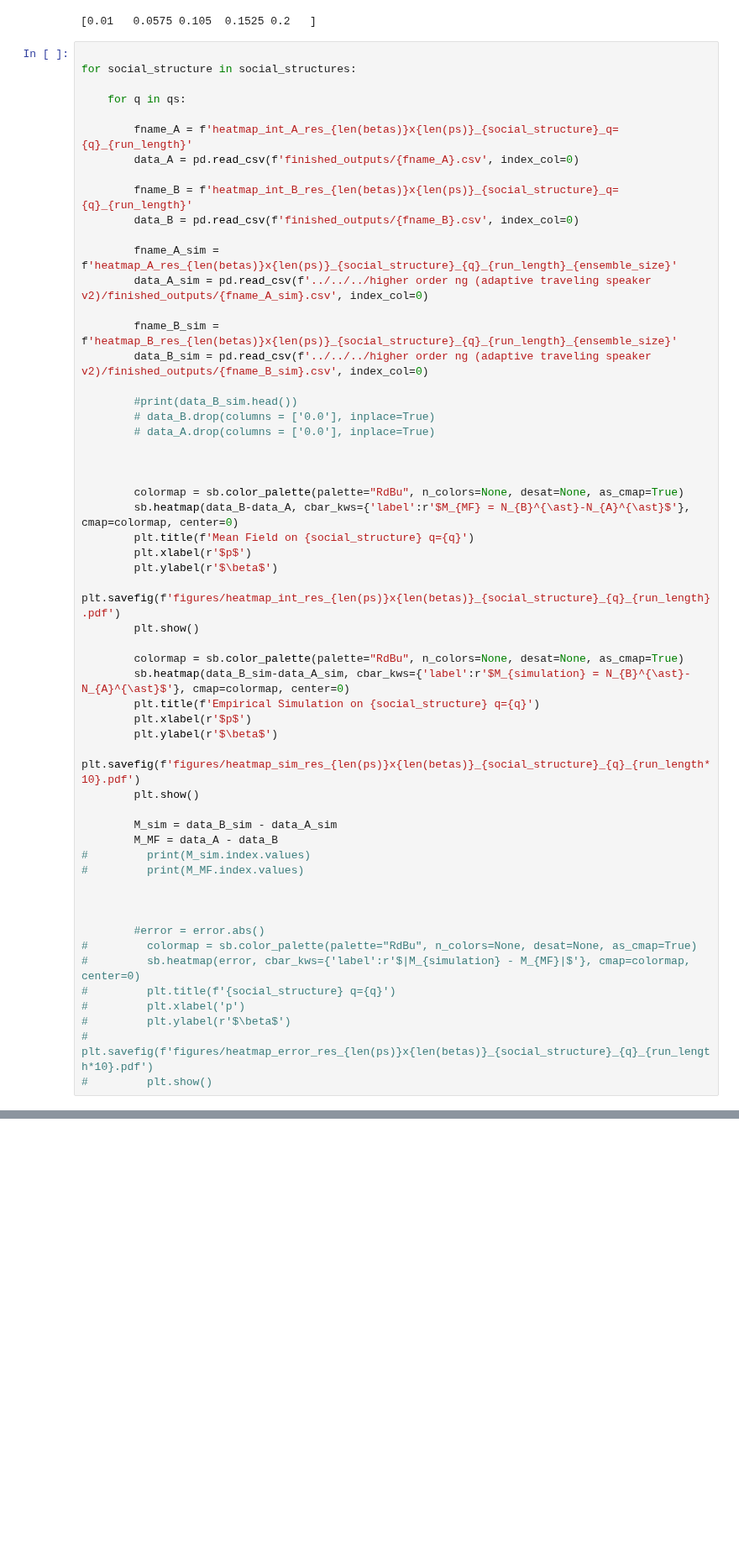
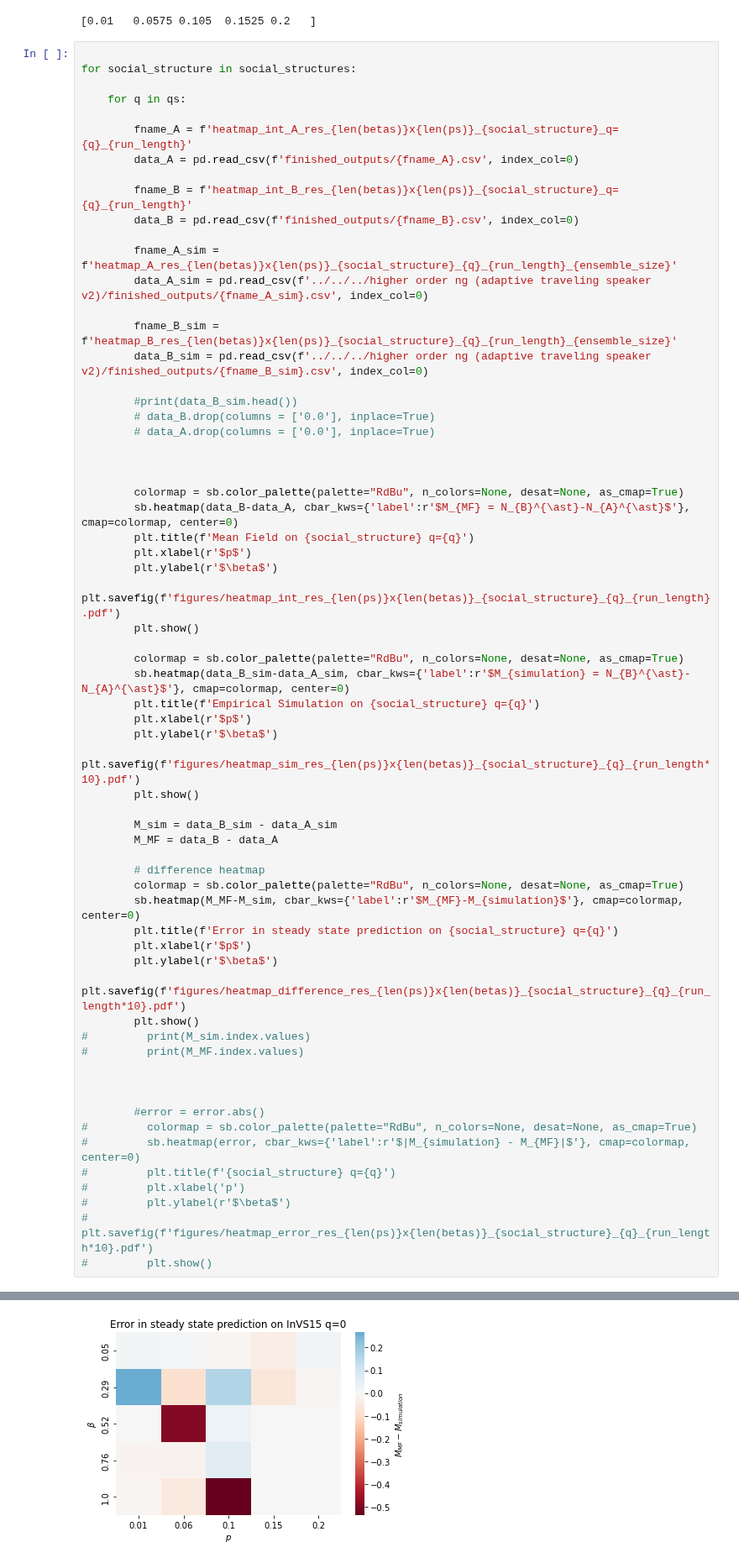
Before and after one commit to tomcjackc/higher-order-social-dynamics, a Jupyter notebook: mean-field_studies/preacher/numerical_integration/Plotting Numerical Integration in Proper Style.ipynb, the cells around one changed output, grey strips where cells are left out. Shown at 84% size. Saved outputs shown, nothing was run; the diff lists cells and outputs as text; blank space fills up the shorter version.

Commit message:
heatmap comparisons

```diff
--- a/mean-field_studies/preacher/numerical_integration/Plotting Numerical Integration in Proper Style.ipynb
+++ b/mean-field_studies/preacher/numerical_integration/Plotting Numerical Integration in Proper Style.ipynb
@@ -62,34 +62,44 @@ for social_structure in social_structures:
         plt.xlabel(r'$p$')
         plt.ylabel(r'$\beta$')
         plt.savefig(f'figures/heatmap_int_res_{len(ps)}x{len(betas)}_{social_structure}_{q}_{run_length}.pdf')
         plt.show()
 
         colormap = sb.color_palette(palette="RdBu", n_colors=None, desat=None, as_cmap=True)
         sb.heatmap(data_B_sim-data_A_sim, cbar_kws={'label':r'$M_{simulation} = N_{B}^{\ast}-N_{A}^{\ast}$'}, cmap=colormap, center=0)
         plt.title(f'Empirical Simulation on {social_structure} q={q}')
         plt.xlabel(r'$p$')
         plt.ylabel(r'$\beta$')
         plt.savefig(f'figures/heatmap_sim_res_{len(ps)}x{len(betas)}_{social_structure}_{q}_{run_length*10}.pdf')
         plt.show()
 
         M_sim = data_B_sim - data_A_sim
-        M_MF = data_A - data_B
+        M_MF = data_B - data_A
+
+        # difference heatmap
+        colormap = sb.color_palette(palette="RdBu", n_colors=None, desat=None, as_cmap=True)
+        sb.heatmap(M_MF-M_sim, cbar_kws={'label':r'$M_{MF}-M_{simulation}$'}, cmap=colormap, center=0)
+        plt.title(f'Error in steady state prediction on {social_structure} q={q}')
+        plt.xlabel(r'$p$')
+        plt.ylabel(r'$\beta$')
+        plt.savefig(f'figures/heatmap_difference_res_{len(ps)}x{len(betas)}_{social_structure}_{q}_{run_length*10}.pdf')
+        plt.show()
 #         print(M_sim.index.values)
 #         print(M_MF.index.values)
 
 
 
         #error = error.abs()
 #         colormap = sb.color_palette(palette="RdBu", n_colors=None, desat=None, as_cmap=True)
 #         sb.heatmap(error, cbar_kws={'label':r'$|M_{simulation} - M_{MF}|$'}, cmap=colormap, center=0)
 #         plt.title(f'{social_structure} q={q}')
 #         plt.xlabel('p')
 #         plt.ylabel(r'$\beta$')
 #         plt.savefig(f'figures/heatmap_error_res_{len(ps)}x{len(betas)}_{social_structure}_{q}_{run_length*10}.pdf')
 #         plt.show()
 # %% [output]
 [figure]
 [figure]
+[figure, added]
 # %%
 for social_structure in social_structures:
 
```
Also changed, not shown: 3 other files.
